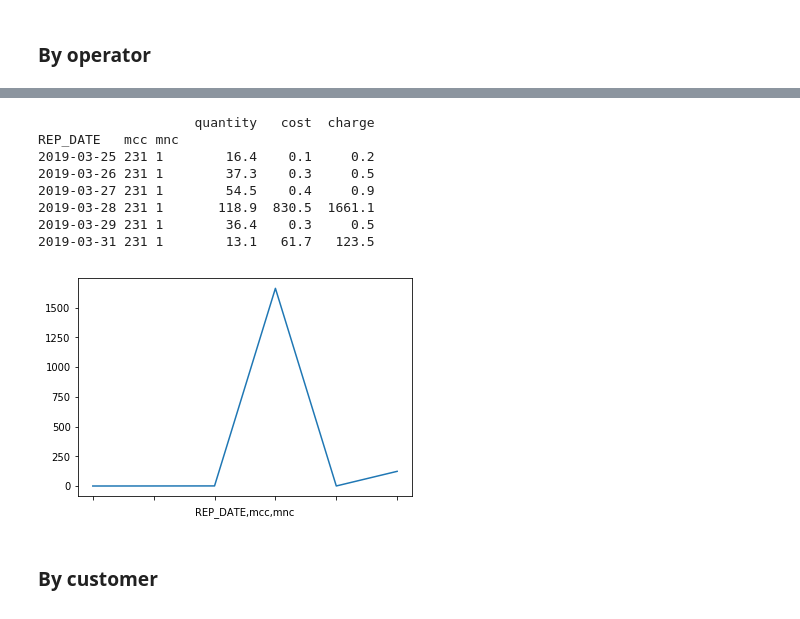
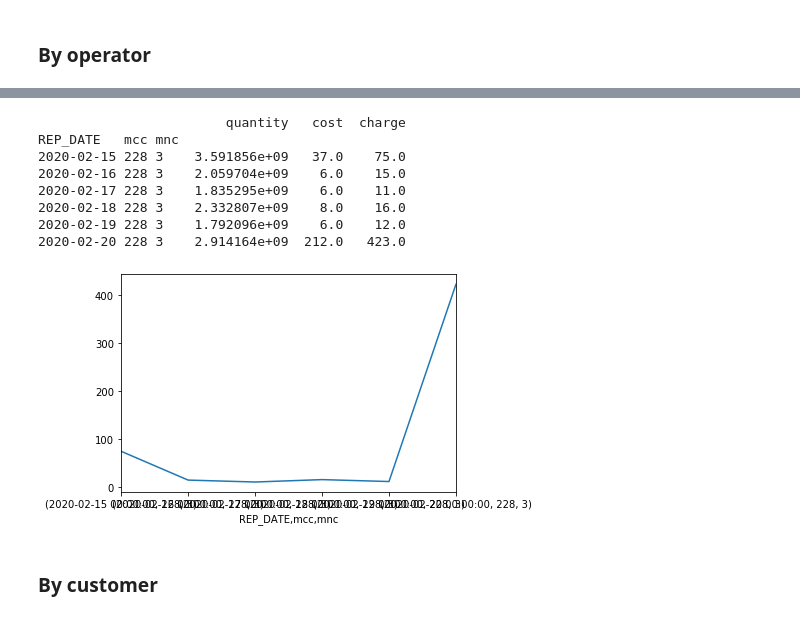
Before and after one commit to balobinp/RB_BD, a Jupyter notebook: RB_Revenue_Change_Python3.ipynb, the cells around one changed output, grey strips where cells are left out. Cells and saved outputs as stored; diff of their text form; code cells hidden in the pictures.

```diff
--- a/RB_Revenue_Change_Python3.ipynb
+++ b/RB_Revenue_Change_Python3.ipynb
@@ -142,25 +145,25 @@ df2.apply(f,axis=1).sort_values(by=['diff','std_per'],ascending=False).head()
 # %%
 # Generate stat report by country
 
-mcc = 231
-mnc = 1
+mcc = 228
+mnc = 3
 
 df3=df1[(df1.index.get_level_values('mcc')==mcc) & (df1.index.get_level_values('mnc')==mnc)]\
       .sort_index(level=['mnc','REP_DATE'])
 print(df3,'\n')
 
 df3['charge'].plot()
 plt.show()
 # %% [output]
-                    quantity   cost  charge
+                        quantity   cost  charge
 REP_DATE   mcc mnc
-2019-03-25 231 1        16.4    0.1     0.2
-2019-03-26 231 1        37.3    0.3     0.5
-2019-03-27 231 1        54.5    0.4     0.9
-2019-03-28 231 1       118.9  830.5  1661.1
-2019-03-29 231 1        36.4    0.3     0.5
-2019-03-31 231 1        13.1   61.7   123.5
+2020-02-15 228 3    3.591856e+09   37.0    75.0
+2020-02-16 228 3    2.059704e+09    6.0    15.0
+2020-02-17 228 3    1.835295e+09    6.0    11.0
+2020-02-18 228 3    2.332807e+09    8.0    16.0
+2020-02-19 228 3    1.792096e+09    6.0    12.0
+2020-02-20 228 3    2.914164e+09  212.0   423.0
-[figure, old version]
+[figure, new version]
 # %% [markdown]
 ### By customer
 # %%
```
Also changed, not shown: parts of 11 cells of this notebook, 41 other files.
